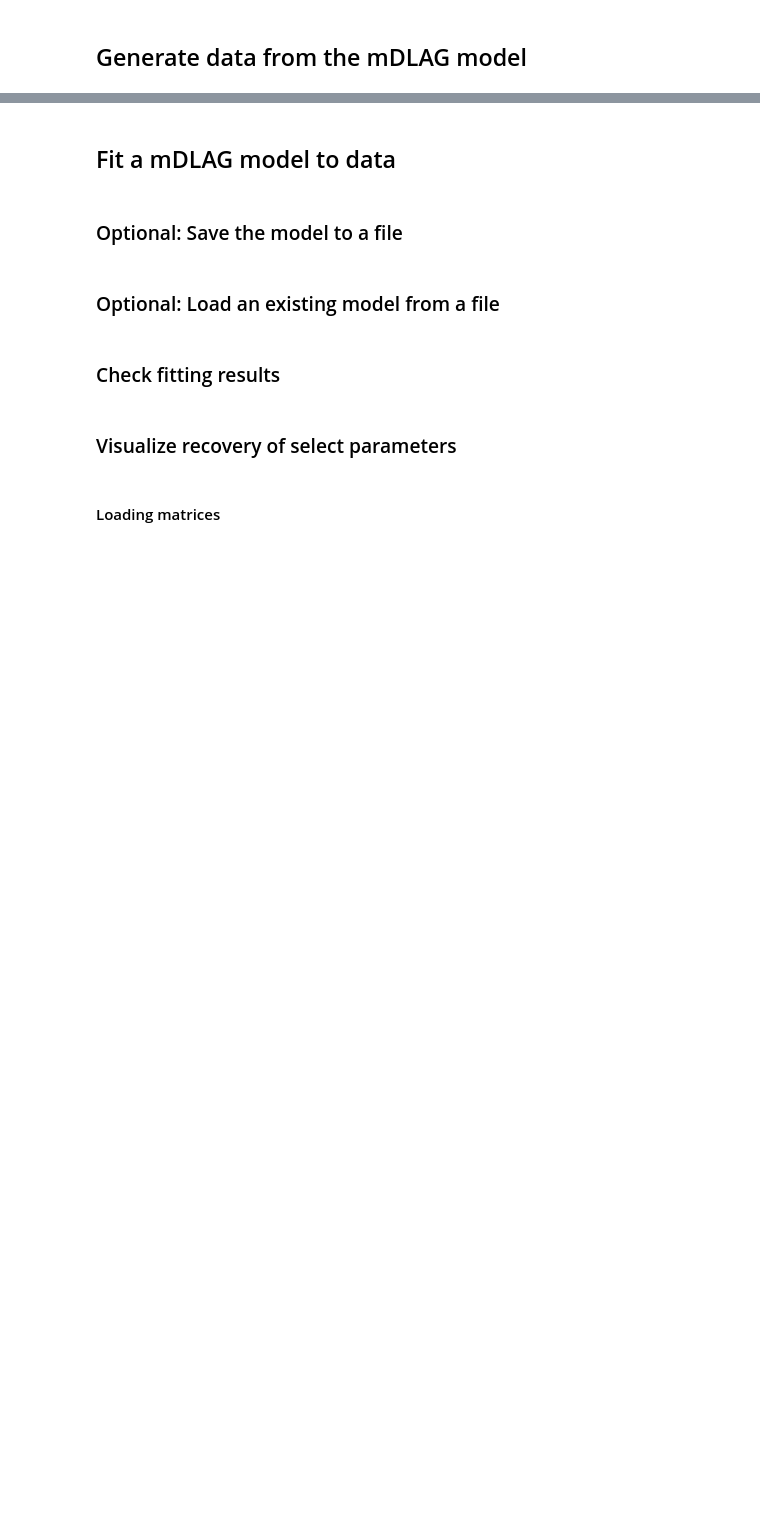
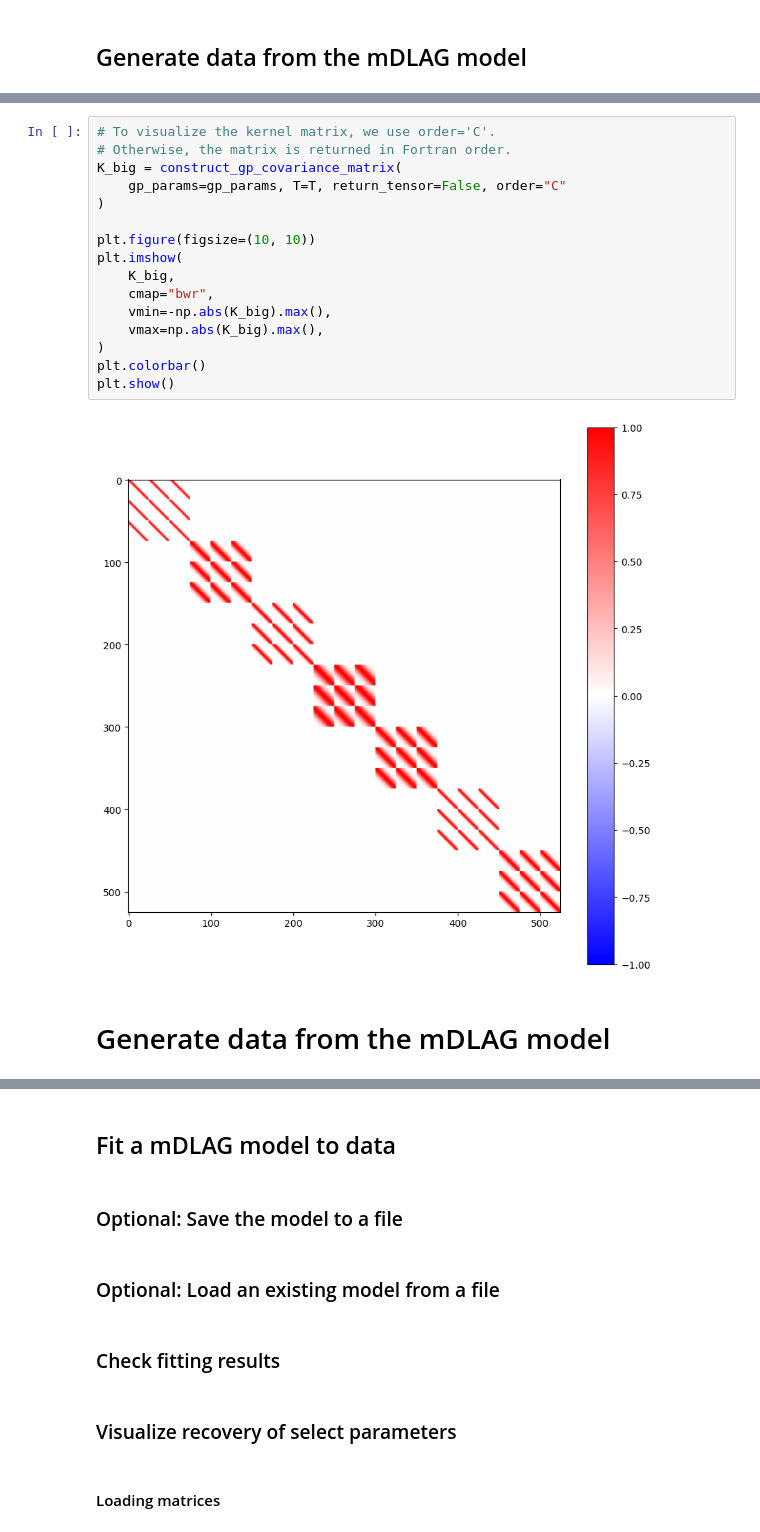
Before and after one commit to egokcen/latents, a Jupyter notebook: notebooks/demo_mdlag.ipynb, the cells around one changed output, grey strips where cells are left out. Saved outputs shown, nothing was run; the diff lists cells and outputs as text; blank space fills up the shorter version.

```diff
--- a/notebooks/demo_mdlag.ipynb
+++ b/notebooks/demo_mdlag.ipynb
@@ -4,0 +73,20 @@
+# %%
+# To visualize the kernel matrix, we use order='C'.
+# Otherwise, the matrix is returned in Fortran order.
+K_big = construct_gp_covariance_matrix(
+    gp_params=gp_params, T=T, return_tensor=False, order="C"
+)
+
+plt.figure(figsize=(10, 10))
+plt.imshow(
+    K_big,
+    cmap="bwr",
+    vmin=-np.abs(K_big).max(),
+    vmax=np.abs(K_big).max(),
+)
+plt.colorbar()
+plt.show()
+# %% [output]
+[figure, added]
+# %% [markdown]
+# Generate data from the mDLAG model
```
Also changed, not shown: parts of 12 cells of this notebook.
